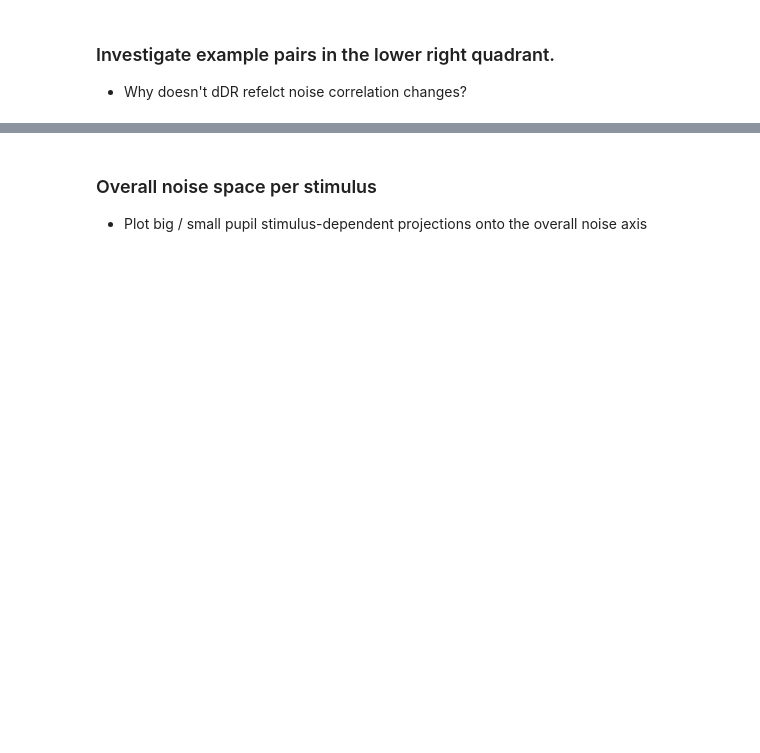
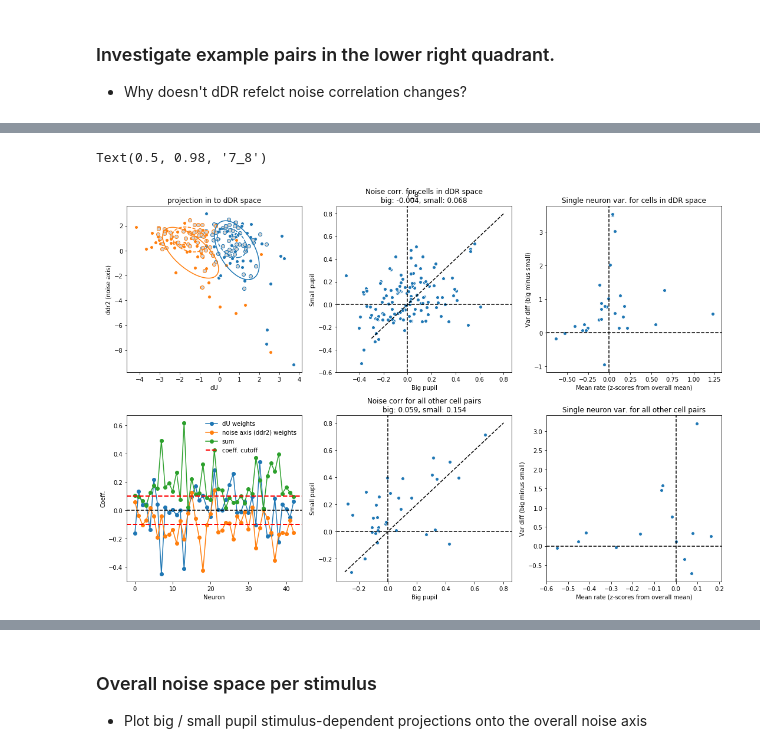
Before and after one commit to crheller/nat_pup_ms, a Jupyter notebook: test_scripts/may21_updates.ipynb, the cells around one changed output, grey strips where cells are left out. Saved outputs shown, nothing was run; the diff lists cells and outputs as text; code cells hidden in the pictures; blank space fills up the shorter version.

```diff
--- a/test_scripts/may21_updates.ipynb
+++ b/test_scripts/may21_updates.ipynb
@@ -90,10 +92,6 @@ ax[2].plot([-0.15, 0.15], [-0.15, 0.15], 'k--')
 ### noise correlations vs. delta noise in dDR space
 # %%
 # load decoding results and append the apprpriate noise correlations to the dataframe.
-
-# Use only the "good" noise correlations
-rsc = rscg.copy()
-
 
 path = DPRIME_DIR
 loader = decoding.DecodingResults()
@@ -137,14 +135,6 @@ for i, (batch, site) in enumerate(zip(batches, sites)):
     _df['epoch1'] = [results.mapping[k][0] for k in _df.index.get_level_values(0)]
     _df['epoch2'] = [results.mapping[k][1] for k in _df.index.get_level_values(0)]
 
-    # add mean big/small pupil noise correlation for each epoch
-    _df['rsc_epoch1_big'] = [rsc[(rsc.site==site) & (rsc.stim==e1)].bp.mean() for e1 in _df['epoch1']]
-    _df['rsc_epoch1_small'] = [rsc[(rsc.site==site) & (rsc.stim==e1)].sp.mean() for e1 in _df['epoch1']]
-    _df['rsc_epoch2_big'] = [rsc[(rsc.site==site) & (rsc.stim==e2)].bp.mean() for e2 in _df['epoch2']]
-    _df['rsc_epoch2_small'] = [rsc[(rsc.site==site) & (rsc.stim==e2)].sp.mean() for e2 in _df['epoch2']]
-    _df['rsc_epoch1_delta'] = _df['rsc_epoch1_small'] - _df['rsc_epoch1_big']
-    _df['rsc_epoch2_delta'] = _df['rsc_epoch2_small'] - _df['rsc_epoch2_big']
-    _df['rsc_mean_delta'] = (_df['rsc_epoch1_delta'] + _df['rsc_epoch2_delta']) / 2
     df_all.append(_df)
 
 df = pd.concat(df_all)
@@ -238,6 +272,6 @@ X = X[0]
 # %%
 # load data and extract a sample pair of stimuli
-ex_pair = 10
+ex_pair = 0
 e1, e2 = example_pairs['epoch1'].iloc[0], example_pairs['epoch2'].iloc[ex_pair]
 idx = example_pairs.index.get_level_values(0)[ex_pair]
 i1, i2 = int(idx.split('_')[0]), int(idx.split('_')[1])
@@ -289,7 +325,7 @@ ax[0, 0].set_ylabel('ddr2 (noise axis)')
 
 ax[1, 0].plot(weights[0, :], 'o-', label='dU weights')
 ax[1, 0].plot(weights[1, :], 'o-', label='noise axis (ddr2) weights')
-ax[1, 0].plot(np.sum(weights, axis=0), 'o-', label='sum')
+ax[1, 0].plot(np.abs(np.sum(weights, axis=0)), 'o-', label='sum')
 ax[1, 0].axhline(cutoff, linestyle='--', color='red', lw=2, label='coeff. cutoff')
 ax[1, 0].axhline(-cutoff, linestyle='--', color='red', lw=2)
 ax[1, 0].axhline(0, linestyle='--', color='k')
@@ -322,33 +358,36 @@ ax[1, 1].scatter(rem_nc.bp, rem_nc.sp, edgecolor='white')
 ax[1, 1].set_xlabel('Big pupil')
 ax[1, 1].set_ylabel('Small pupil')
 ax[1, 1].axhline(0, linestyle='--', color='k'); ax[1, 1].axvline(0, linestyle='--', color='k')
 ax[1, 1].plot([-0.3, 0.8], [-0.3, 0.8], 'k--')
 
 # same thing, but for single neuron variance, plot diff as function of mean resp. rate (z-scored)
 ddr_var_bp = (X[gidx][:, bp[0,:,0], i1].var(axis=-1) + X[gidx][:, bp[0,:,1], i2].var(axis=-1)) / 2
 ddr_var_sp = (X[gidx][:, sp[0,:,0], i1].var(axis=-1) + X[gidx][:, sp[0,:,1], i2].var(axis=-1)) / 2
 ddr_var_diff = ddr_var_bp - ddr_var_sp
 ddr_mean = X[gidx][:, :, [i1,i2]].mean(axis=(1,2))
 rem_var_bp = (X[bidx][:, bp[0,:,0], i1].var(axis=-1) + X[bidx][:, bp[0,:,1], i2].var(axis=-1)) / 2
 rem_var_sp = (X[bidx][:, sp[0,:,0], i1].var(axis=-1) + X[bidx][:, sp[0,:,1], i2].var(axis=-1)) / 2
 rem_var_diff = rem_var_bp - rem_var_sp
 rem_mean = X[bidx][:, :, [i1,i2]].mean(axis=(1,2))
 ax[0, 2].set_title(f"Single neuron var. for cells in dDR space")
 ax[0, 2].scatter(ddr_mean, ddr_var_diff, edgecolor='white')
 ax[0, 2].set_xlabel('Mean rate (z-scores from overall mean)')
 ax[0, 2].set_ylabel('Var diff (big minus small)')
 ax[0, 2].axhline(0, linestyle='--', color='k'); ax[0, 2].axvline(0, linestyle='--', color='k')
 
 ax[1, 2].set_title(f"Single neuron var. for all other cell pairs")
 ax[1, 2].scatter(rem_mean, rem_var_diff, edgecolor='white')
 ax[1, 2].set_xlabel('Mean rate (z-scores from overall mean)')
 ax[1, 2].set_ylabel('Var diff (big minus small)')
 ax[1, 2].axhline(0, linestyle='--', color='k'); ax[1, 2].axvline(0, linestyle='--', color='k')
 
 
 f.tight_layout()
 
 f.suptitle(idx)
+# %% [output]
+Text(0.5, 0.98, '7_8')
+[figure, added]
 # %%
 # calculated d-prime and verify that it ~matches the dataframe results
 print("d-dprime loaded from data frame:")
```
Also changed, not shown: parts of 16 cells of this notebook, 2 other files.
